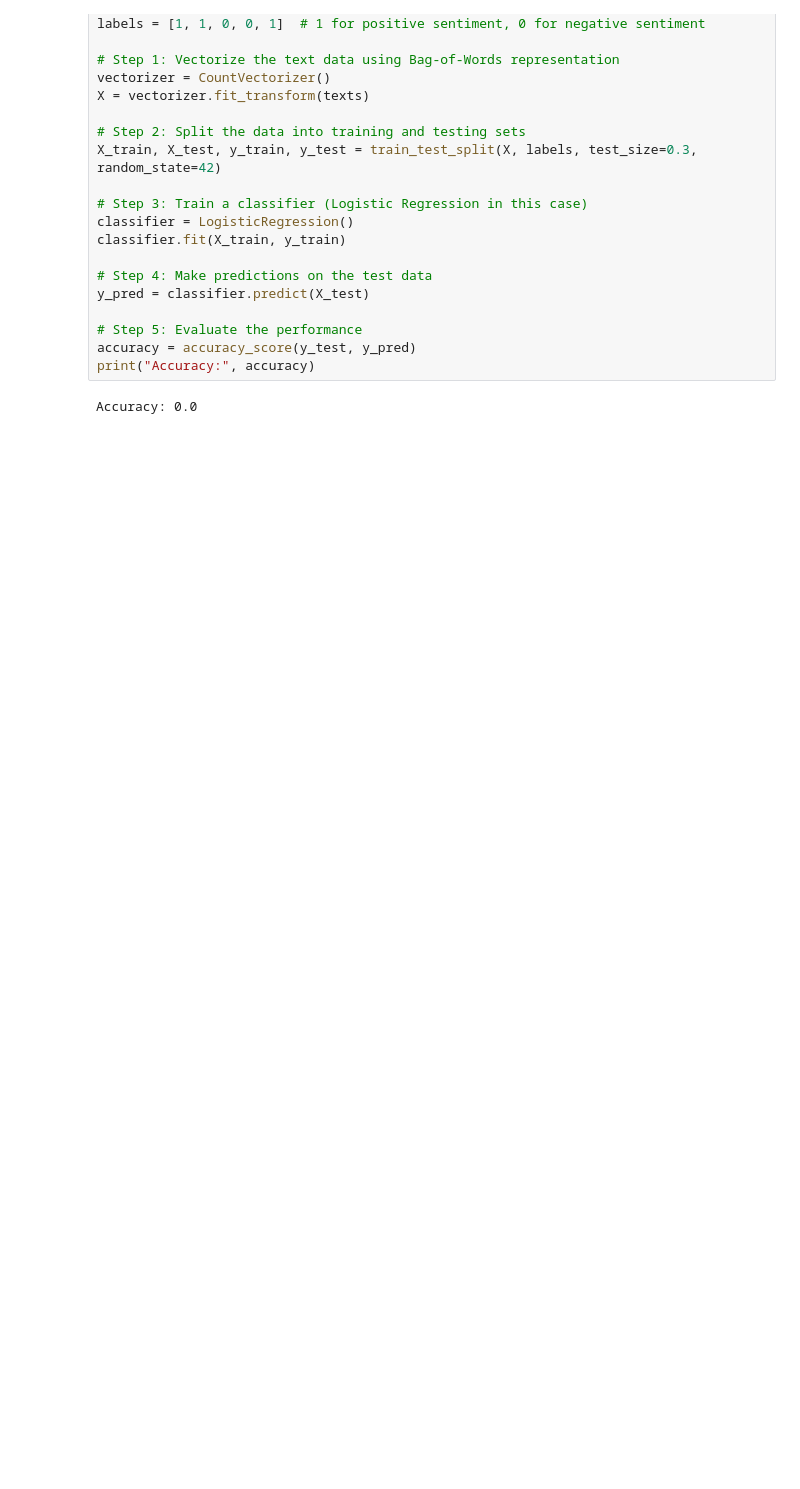
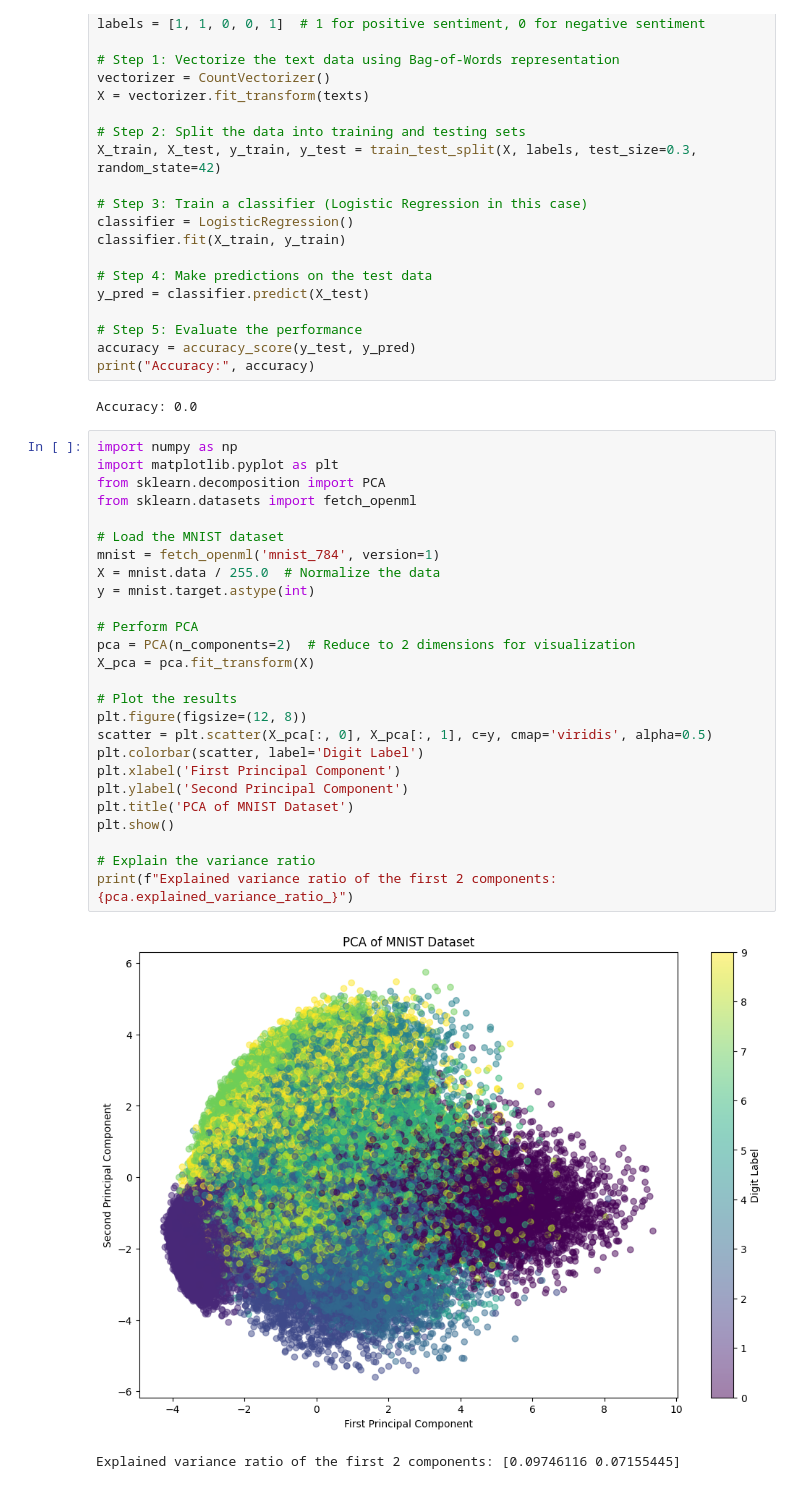
Before and after one commit to Ro-han12/deep_learning, a Jupyter notebook: NNDL-IA/AML_CODES.ipynb, the cells around one changed output. Cells and saved outputs as stored; diff of their text form; blank space fills up the shorter version.

```diff
--- a/NNDL-IA/AML_CODES.ipynb
+++ b/NNDL-IA/AML_CODES.ipynb
@@ -276,3 +276,32 @@ accuracy = accuracy_score(y_test, y_pred)
 print("Accuracy:", accuracy)
 # %% [output]
 Accuracy: 0.0
+# %%
+import numpy as np
+import matplotlib.pyplot as plt
+from sklearn.decomposition import PCA
+from sklearn.datasets import fetch_openml
+
+# Load the MNIST dataset
+mnist = fetch_openml('mnist_784', version=1)
+X = mnist.data / 255.0  # Normalize the data
+y = mnist.target.astype(int)
+
+# Perform PCA
+pca = PCA(n_components=2)  # Reduce to 2 dimensions for visualization
+X_pca = pca.fit_transform(X)
+
+# Plot the results
+plt.figure(figsize=(12, 8))
+scatter = plt.scatter(X_pca[:, 0], X_pca[:, 1], c=y, cmap='viridis', alpha=0.5)
+plt.colorbar(scatter, label='Digit Label')
+plt.xlabel('First Principal Component')
+plt.ylabel('Second Principal Component')
+plt.title('PCA of MNIST Dataset')
+plt.show()
+
+# Explain the variance ratio
+print(f"Explained variance ratio of the first 2 components: {pca.explained_variance_ratio_}")
+# %% [output]
+[figure, added]
+Explained variance ratio of the first 2 components: [0.09746116 0.07155445]
```
Also changed, not shown: parts of 3 cells of this notebook.
